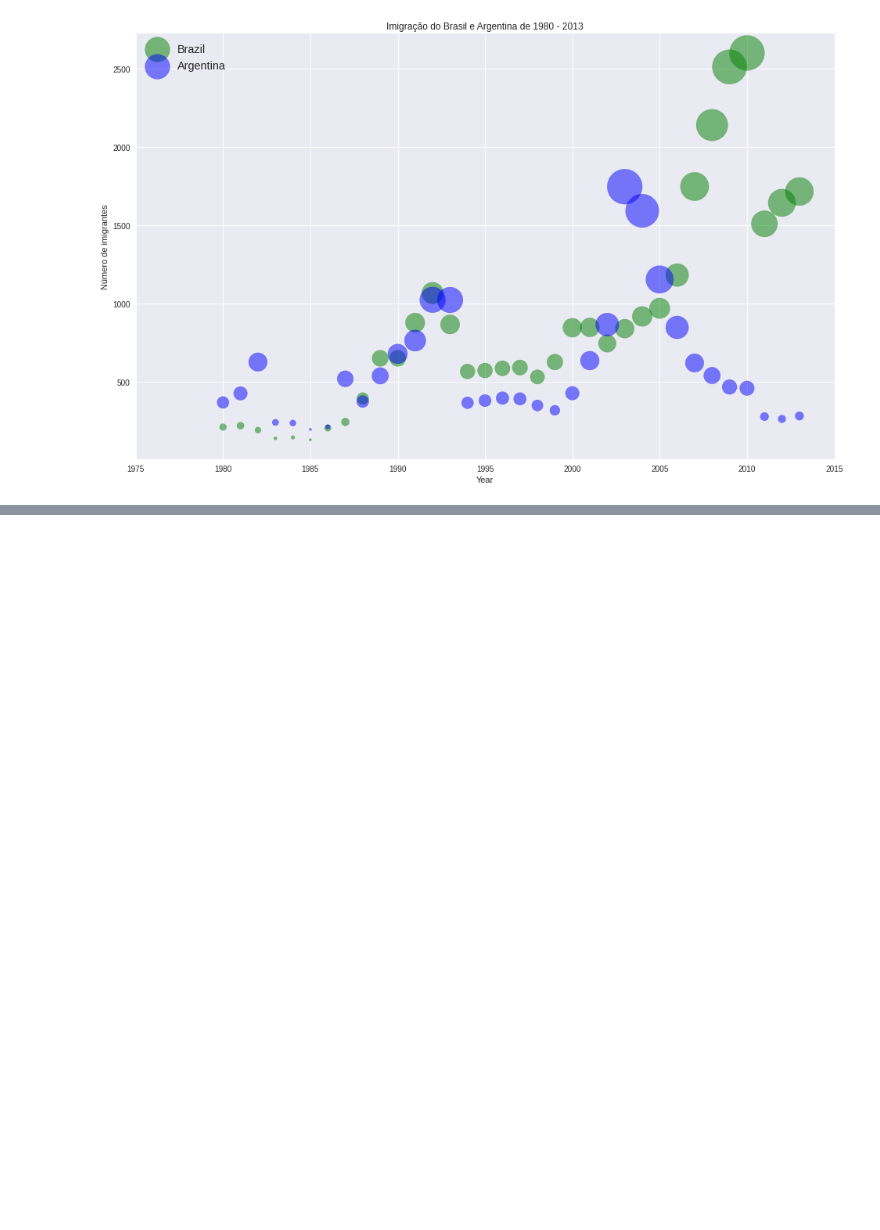
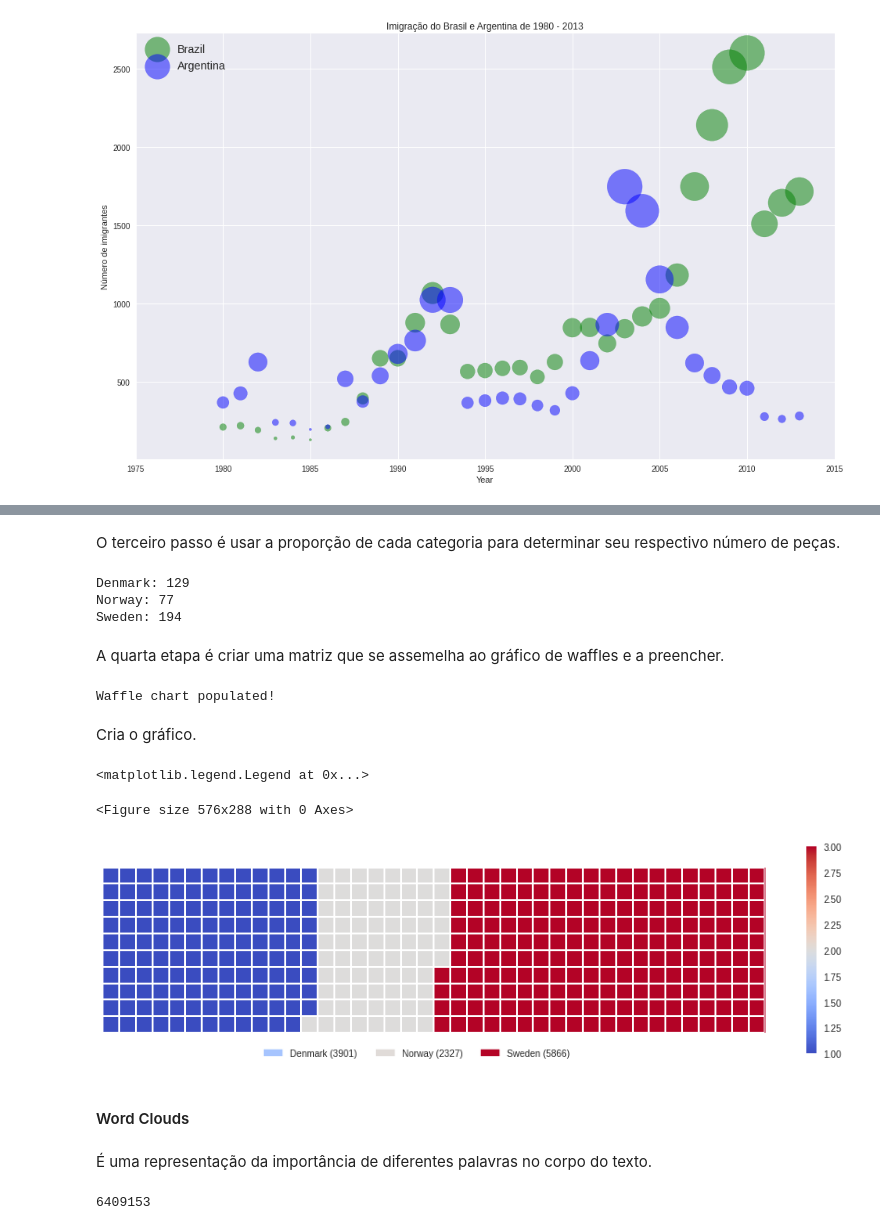
Before and after one commit to LilianeAquino/data-visualization, a Jupyter notebook: data-visualization.ipynb, the cells around one changed output, grey strips where cells are left out. Drawn from its saved outputs; the diff is of its cells as text; code cells hidden in the pictures; blank space fills up the shorter version.

Commit message:
Visualização dos dados

```diff
--- a/data-visualization.ipynb
+++ b/data-visualization.ipynb
@@ -314,0 +344,71 @@ ax0.legend(['Brazil', 'Argentina'], loc='upper left', fontsize='x-large')
+# %% [markdown]
+O terceiro passo é usar a proporção de cada categoria para determinar seu respectivo número de peças.
+# %%
+tiles_per_category = [round(proportion * total_num_tiles) for proportion in category_proportions]
+
+for i, tiles in enumerate(tiles_per_category):
+    print (df_dsn.index.values[i] + ': ' + str(tiles))
+# %% [output]
+Denmark: 129
+Norway: 77
+Sweden: 194
+# %% [markdown]
+A quarta etapa é criar uma matriz que se assemelha ao gráfico de waffles e a preencher.
+# %%
+waffle_chart = np.zeros((height, width))
+
+category_index = 0
+tile_index = 0
+
+for col in range(width):
+    for row in range(height):
+        tile_index += 1
+
+        if tile_index > sum(tiles_per_category[0:category_index]):
+            category_index += 1
+
+        waffle_chart[row, col] = category_index
+
+print ('Waffle chart populated!')
+# %% [output]
+Waffle chart populated!
+# %% [markdown]
+Cria o gráfico.
+# %%
+fig = plt.figure()
+
+colormap = plt.cm.coolwarm
+plt.matshow(waffle_chart, cmap=colormap)
+plt.colorbar()
+
+ax = plt.gca()
+ax.set_xticks(np.arange(-.5, (width), 1), minor=True)
+ax.set_yticks(np.arange(-.5, (height), 1), minor=True)
+
+ax.grid(which='minor', color='w', linestyle='-', linewidth=2)
+
+plt.xticks([])
+plt.yticks([])
+
+values_cumsum = np.cumsum(df_dsn['Total'])
+total_values = values_cumsum[len(values_cumsum) - 1]
+
+legend_handles = []
+for i, category in enumerate(df_dsn.index.values):
+    label_str = category + ' (' + str(df_dsn['Total'][i]) + ')'
+    color_val = colormap(float(values_cumsum[i])/total_values)
+    legend_handles.append(mpatches.Patch(color=color_val, label=label_str))
+
+plt.legend(handles=legend_handles,
+           loc='lower center',
+           ncol=len(df_dsn.index.values),
+           bbox_to_anchor=(0., -0.2, 0.95, .1)
+          )
+# %% [output]
+<matplotlib.legend.Legend at 0x...>
+<Figure size 576x288 with 0 Axes>
+[figure, added]
+# %% [markdown]
+#### Word Clouds
+# %% [markdown]
+É uma representação da importância de diferentes palavras no corpo do texto.
@@ -314,0 +419,5 @@ ax0.legend(['Brazil', 'Argentina'], loc='upper left', fontsize='x-large')
+# %%
+total_immigration = df_canada['Total'].sum()
+total_immigration
+# %% [output]
+6409153
```
Also changed, not shown: parts of 35 cells of this notebook, 2 other files.
